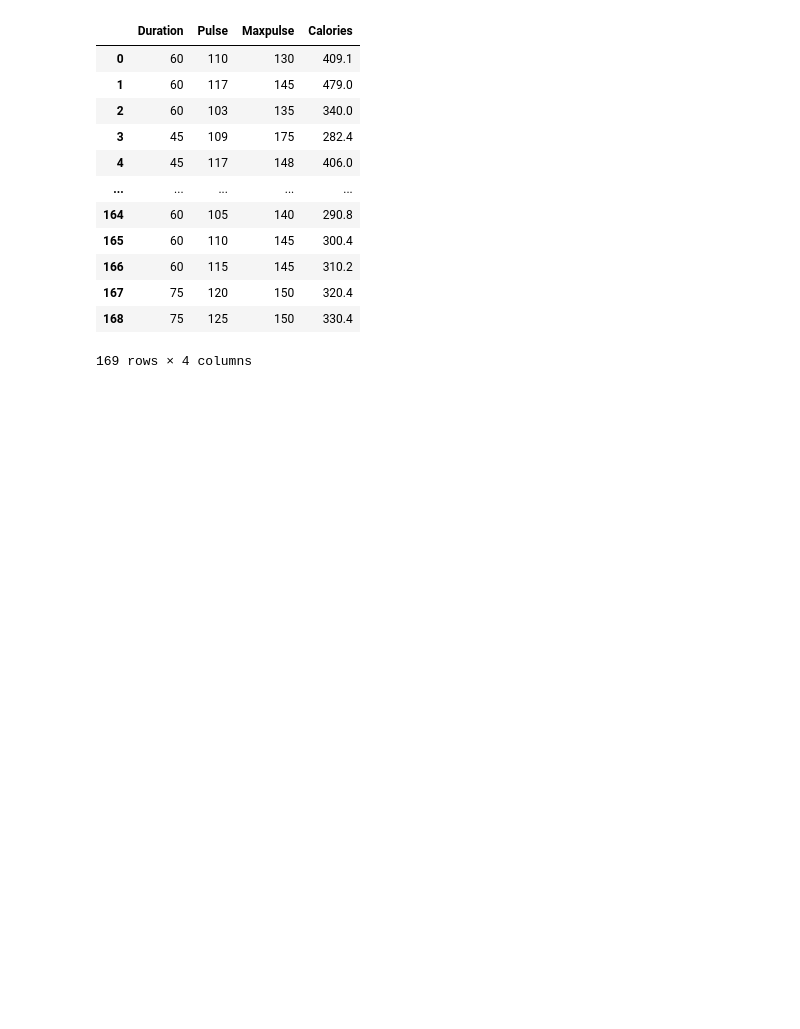
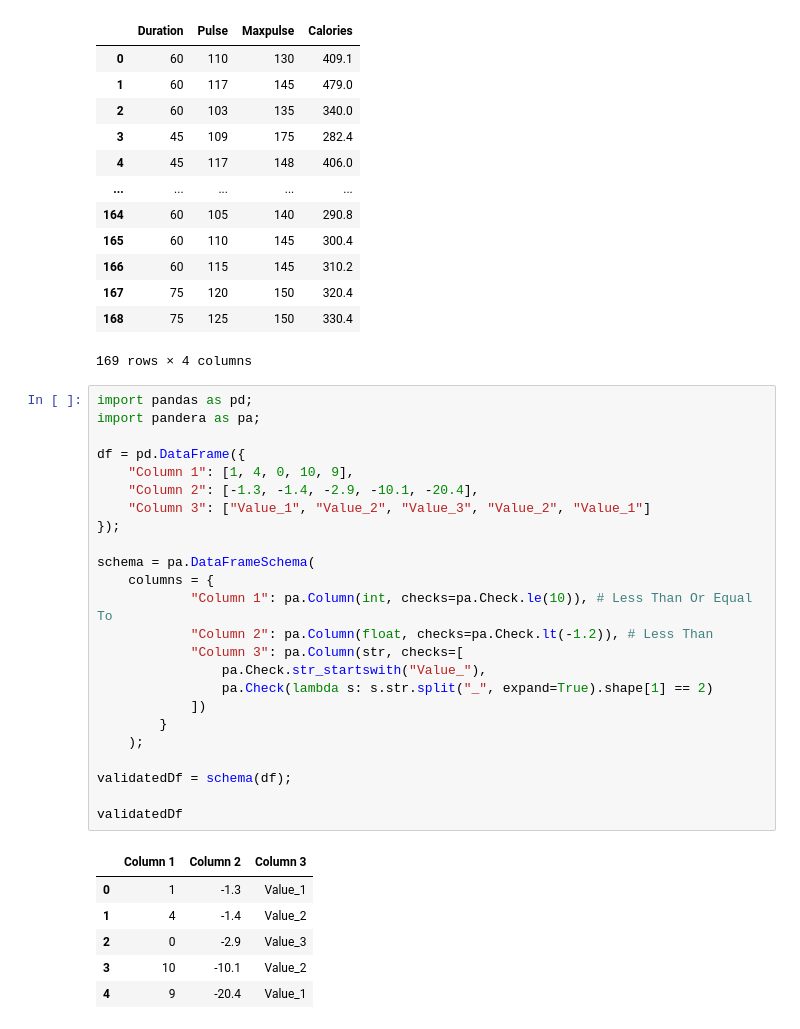
Before and after one commit to AhmedShaykh/NumPy-And-Pandas, a Jupyter notebook: pandas.ipynb, the cells around one changed output. Saved outputs shown, nothing was run; the diff lists cells and outputs as text; blank space fills up the shorter version.

Commit message:
Add Pandas

```diff
--- a/pandas.ipynb
+++ b/pandas.ipynb
@@ -356,3 +356,34 @@ df
 | 167 | 75 | 120 | 150 | 320.4 |
 | 168 | 75 | 125 | 150 | 330.4 |
 169 rows × 4 columns
+# %%
+import pandas as pd;
+import pandera as pa;
+
+df = pd.DataFrame({
+    "Column 1": [1, 4, 0, 10, 9],
+    "Column 2": [-1.3, -1.4, -2.9, -10.1, -20.4],
+    "Column 3": ["Value_1", "Value_2", "Value_3", "Value_2", "Value_1"]
+});
+
+schema = pa.DataFrameSchema(
+    columns = {
+            "Column 1": pa.Column(int, checks=pa.Check.le(10)), # Less Than Or Equal To
+            "Column 2": pa.Column(float, checks=pa.Check.lt(-1.2)), # Less Than
+            "Column 3": pa.Column(str, checks=[
+                pa.Check.str_startswith("Value_"),
+                pa.Check(lambda s: s.str.split("_", expand=True).shape[1] == 2)
+            ])
+        }
+    );
+
+validatedDf = schema(df);
+
+validatedDf
+# %% [output]
+|  | Column 1 | Column 2 | Column 3 |
+| 0 | 1 | -1.3 | Value_1 |
+| 1 | 4 | -1.4 | Value_2 |
+| 2 | 0 | -2.9 | Value_3 |
+| 3 | 10 | -10.1 | Value_2 |
+| 4 | 9 | -20.4 | Value_1 |
```
Also changed, not shown: parts of 12 cells of this notebook.
